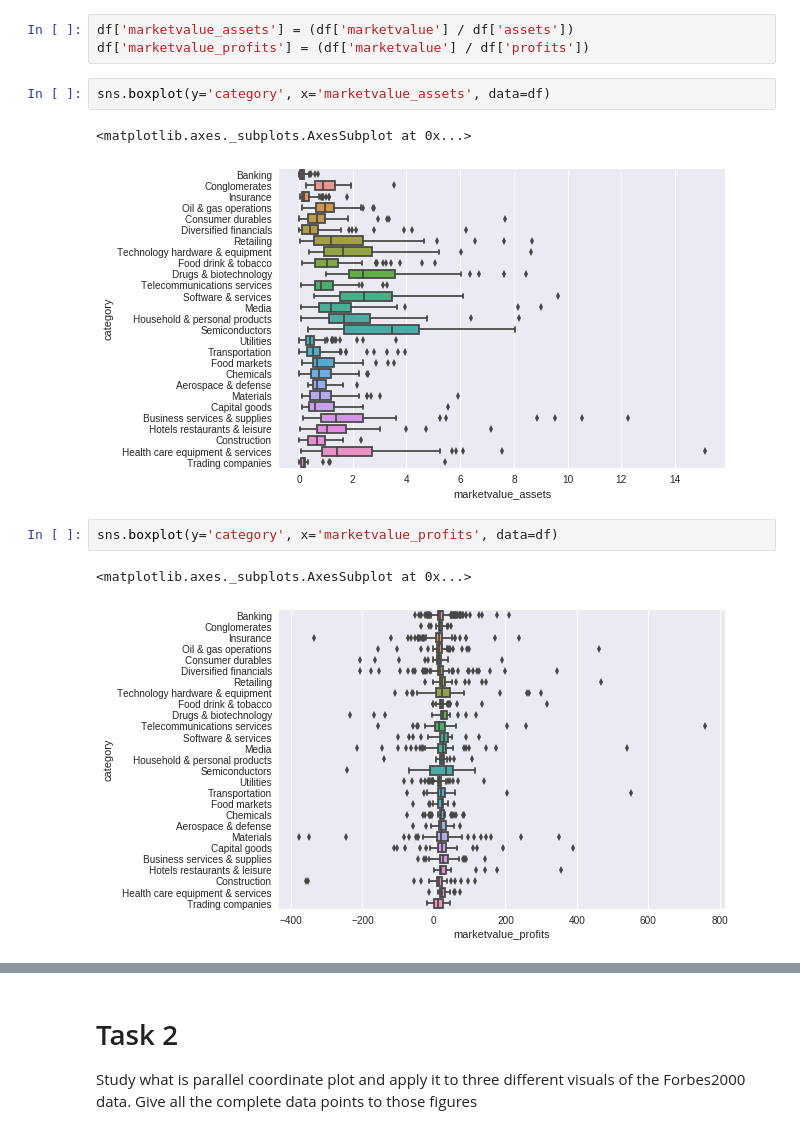
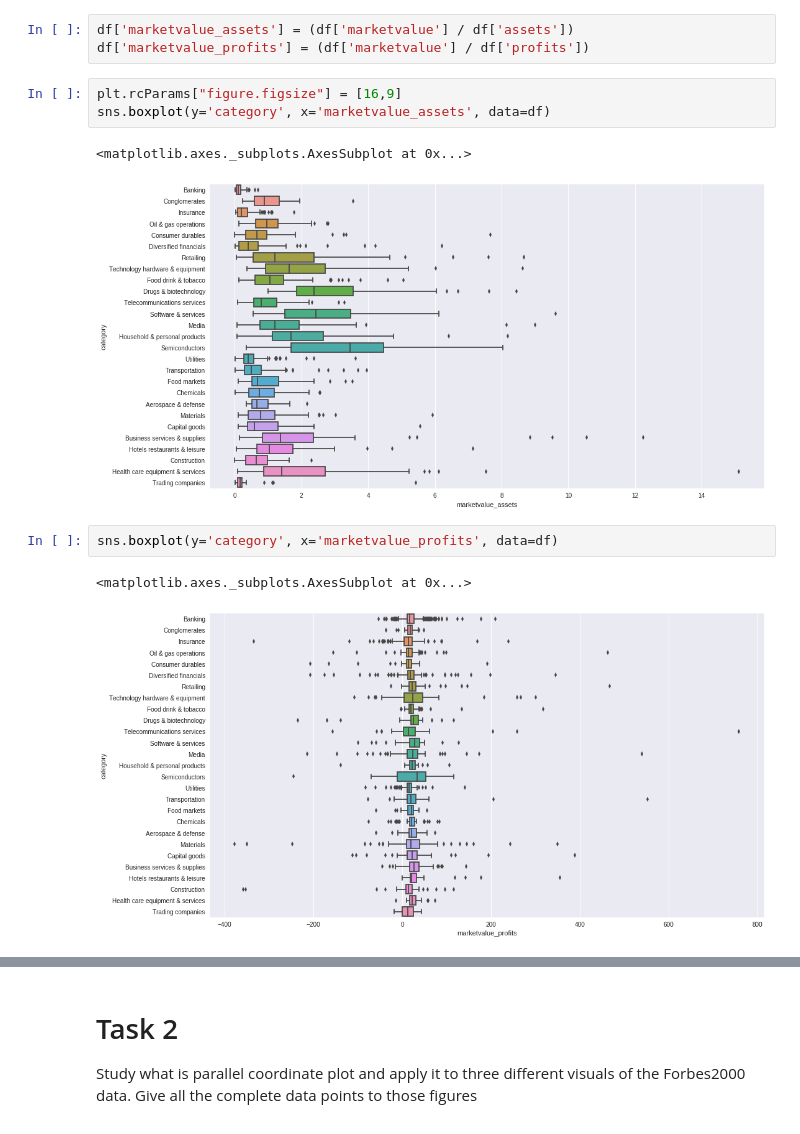
Before and after one commit to mkainula/ml-engineer, a Jupyter notebook: 02_Visualization/Assignment.ipynb, the cells around one changed output, grey strips where cells are left out. Saved outputs shown, nothing was run; the diff lists cells and outputs as text.

Commit message:
Added some more plots

```diff
--- a/02_Visualization/Assignment.ipynb
+++ b/02_Visualization/Assignment.ipynb
@@ -25,13 +26,14 @@ df = df.dropna()
 df['marketvalue_assets'] = (df['marketvalue'] / df['assets'])
 df['marketvalue_profits'] = (df['marketvalue'] / df['profits'])
 # %%
+plt.rcParams["figure.figsize"] = [16,9]
 sns.boxplot(y='category', x='marketvalue_assets', data=df)
 # %% [output]
 <matplotlib.axes._subplots.AxesSubplot at 0x...>
-[figure, old version]
+[figure, new version]
 # %%
 sns.boxplot(y='category', x='marketvalue_profits', data=df)
 # %% [output]
 <matplotlib.axes._subplots.AxesSubplot at 0x...>
-[figure, old version]
+[figure, new version]
 # %%
```
Also changed, not shown: parts of 8 cells of this notebook.
